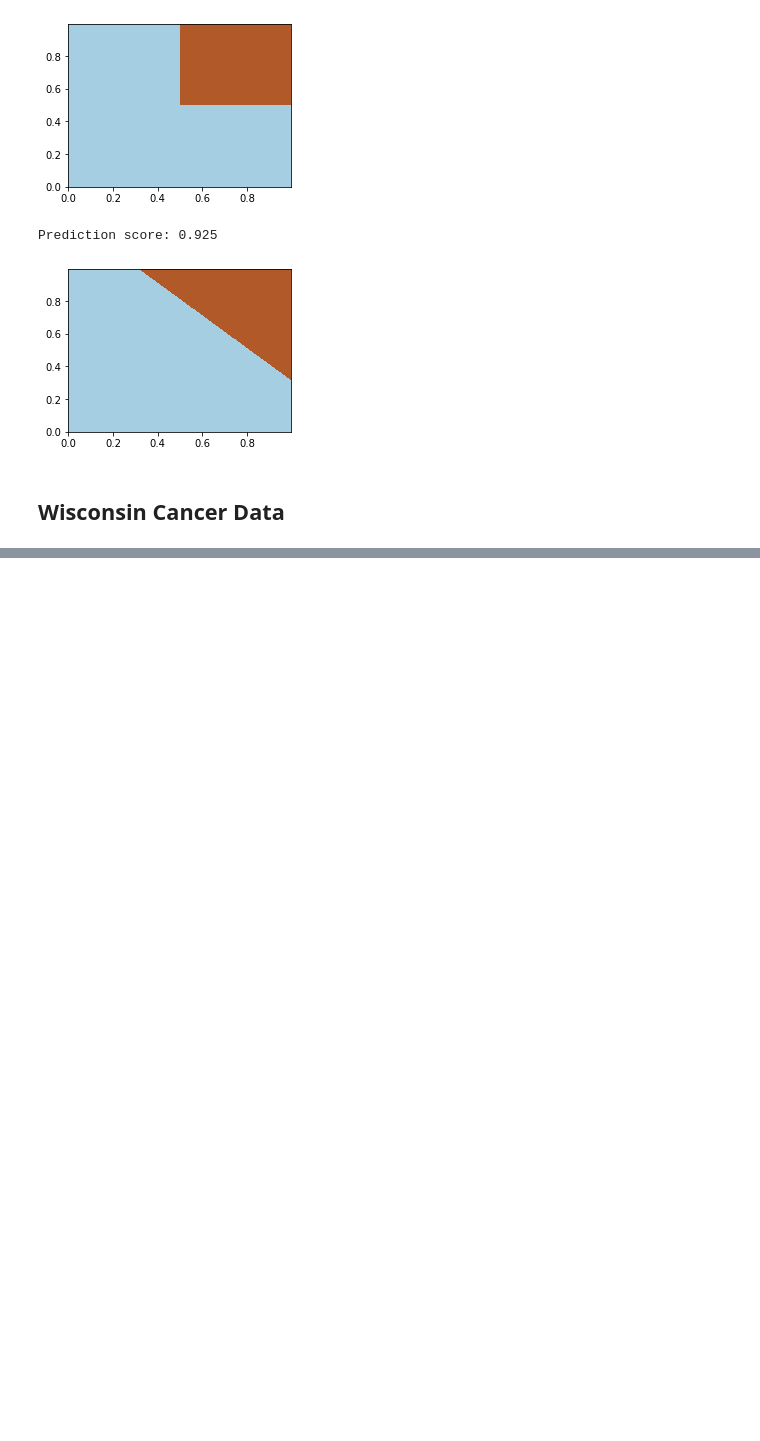
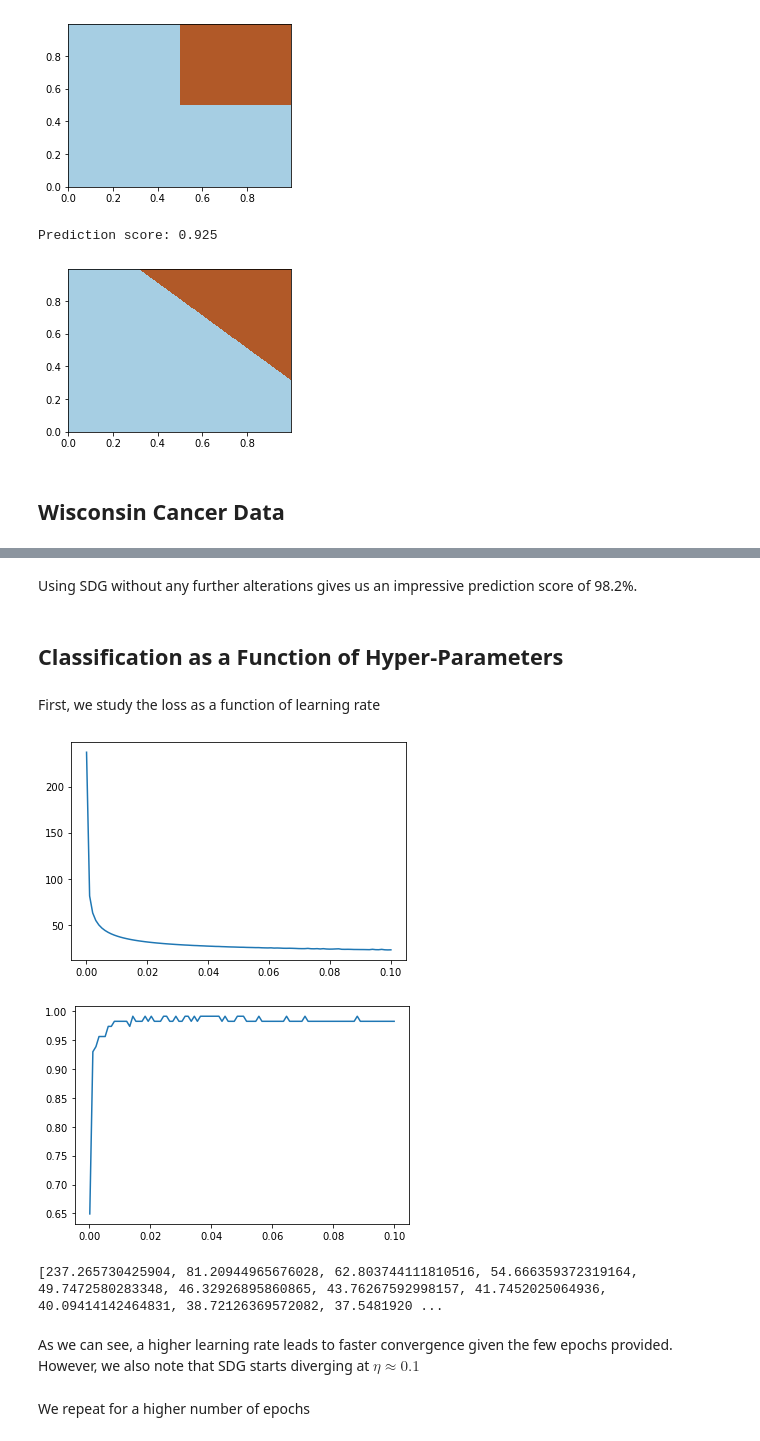
Before and after one commit to carlfre/FYS-STK3155-project-2, a Jupyter notebook: notebooks/logistic_regression.ipynb, the cells around one changed output, grey strips where cells are left out. Saved outputs shown, nothing was run; the diff lists cells and outputs as text; code cells hidden in the pictures; blank space fills up the shorter version.

```diff
--- a/notebooks/logistic_regression.ipynb
+++ b/notebooks/logistic_regression.ipynb
@@ -112,6 +113,5 @@ from sklearn.model_selection import train_test_split
 # %%
-def gradient_descent_execution(X, w0, z, model, mode="normal", max_iter = 200, eta = 0.01):
-    batch_size = 10
+def gradient_descent_execution(X, w0, z, model, mode="normal", max_iter = 200, eta = 0.01, batch_size = 10):
     store_extra = True
 
     gd = GradientDescent(batch_size=batch_size, store_extra=store_extra, mode=mode)
@@ -162,0 +247,35 @@ Prediction score: 0.956140350877193
+# %% [markdown]
+Using SDG without any further alterations gives us an impressive prediction score of 98.2%.
+# %% [markdown]
+## Classification as a Function of Hyper-Parameters
+# %% [markdown]
+First, we study the loss as a function of learning rate
+# %%
+costs = []
+pred_scores = []
+
+
+etas = np.linspace(0.0001, 0.1, 100)
+
+for eta in etas:
+    w, gd = gradient_descent_execution(X_train, w0, z_train, model, mode="normal", max_iter = 200, eta = eta)
+    costs.append(gd.costs[-1])
+    z_pred = model.predict_class(X_test, w)
+    pred_scores.append(prediction_score(z_test, z_pred))
+# %%
+plt.plot(etas, costs)
+plt.show()
+
+plt.plot(etas, pred_scores)
+plt.show()
+# %% [output]
+[figure, added]
+[figure, added]
+# %%
+print(costs)
+# %% [output]
+[237.265730425904, 81.20944965676028, 62.803744111810516, 54.666359372319164, 49.7472580283348, 46.32926895860865, 43.76267592998157, 41.7452025064936, 40.09414142464831, 38.72126369572082, 37.5481920 ...
+# %% [markdown]
+As we can see, a higher learning rate leads to faster convergence given the few epochs provided. However, we also note that SDG starts diverging at $\eta \approx 0.1$
+# %% [markdown]
+We repeat for a higher number of epochs
```
Also changed, not shown: parts of 20 cells of this notebook, 6 other files.
